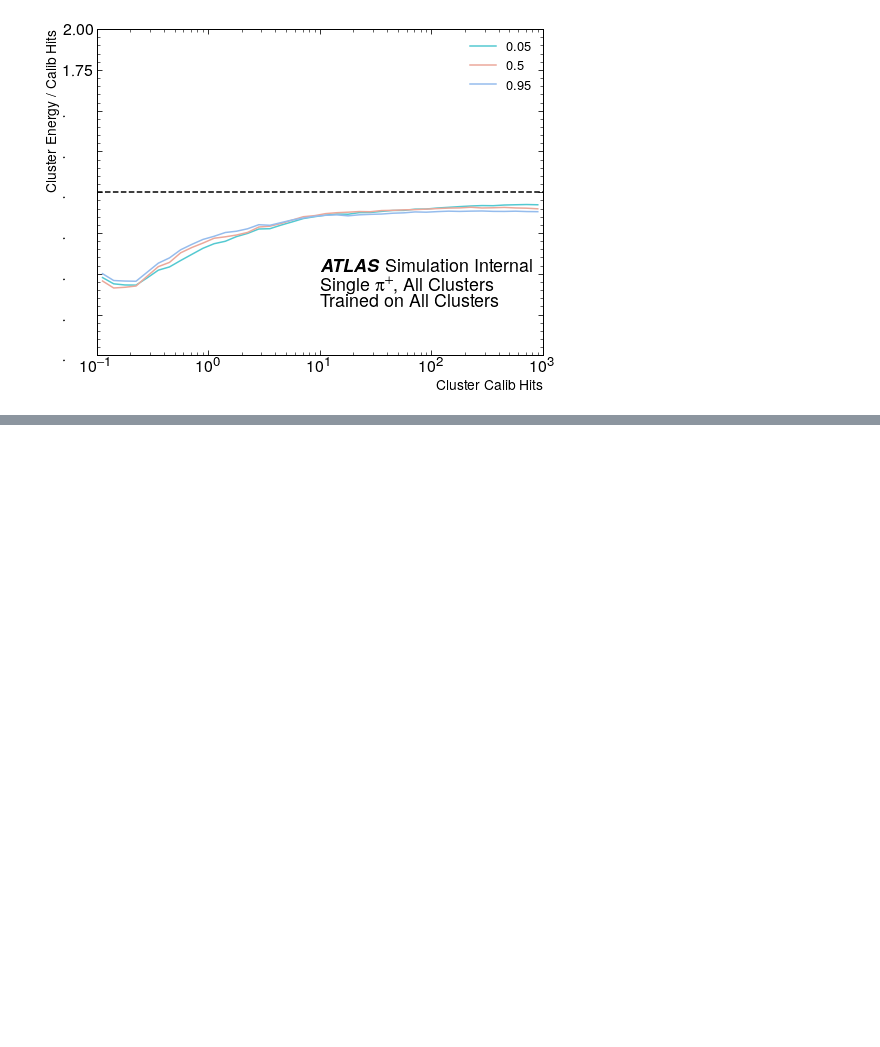
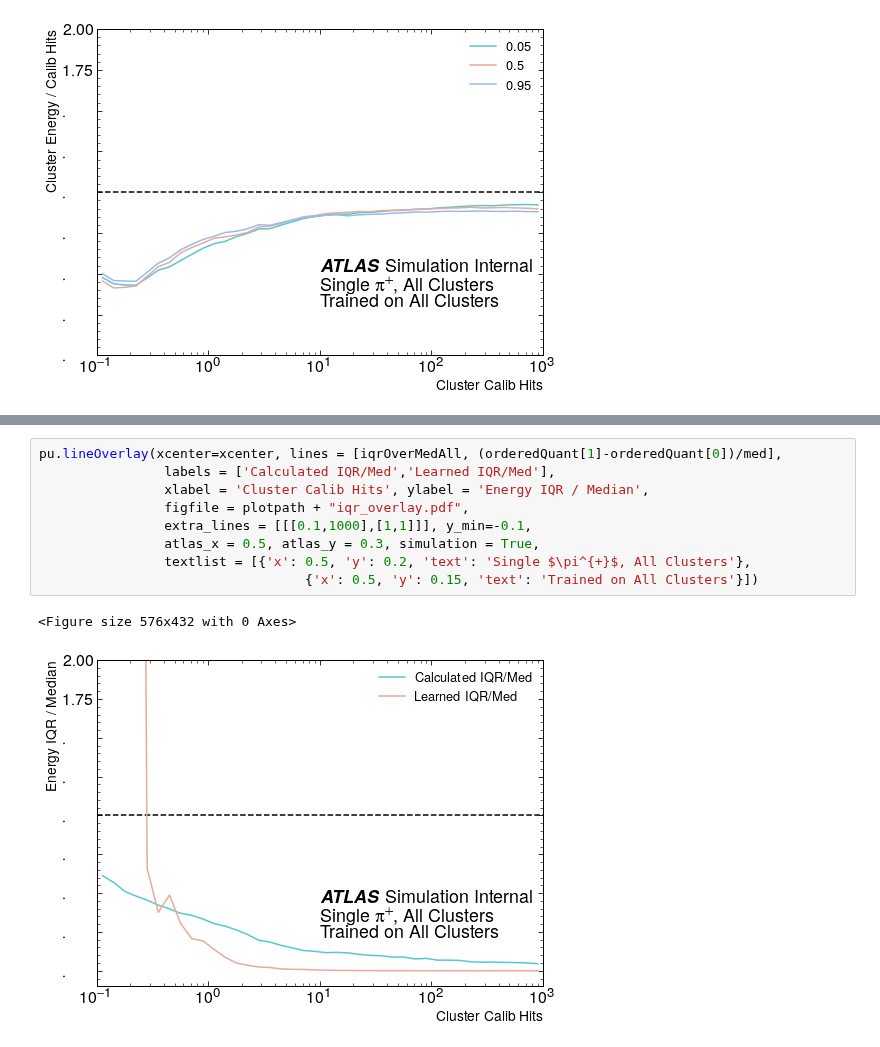
Before and after one commit to russbate42/UBCPionML, a Jupyter notebook: regression/regression-resolution.ipynb, the cells around one changed output, grey strips where cells are left out. Cells and saved outputs as stored; diff of their text form; blank space fills up the shorter version.

```diff
--- a/regression/regression-resolution.ipynb
+++ b/regression/regression-resolution.ipynb
@@ -267,0 +414,12 @@ pu.lineOverlay(xcenter=xcenter, lines = regQuant,
+# %%
+pu.lineOverlay(xcenter=xcenter, lines = [iqrOverMedAll, (orderedQuant[1]-orderedQuant[0])/med],
+                labels = ['Calculated IQR/Med','Learned IQR/Med'],
+                xlabel = 'Cluster Calib Hits', ylabel = 'Energy IQR / Median',
+                figfile = plotpath + "iqr_overlay.pdf",
+                extra_lines = [[[0.1,1000],[1,1]]], y_min=-0.1,
+                atlas_x = 0.5, atlas_y = 0.3, simulation = True,
+                textlist = [{'x': 0.5, 'y': 0.2, 'text': 'Single $\pi^{+}$, All Clusters'},
+                                  {'x': 0.5, 'y': 0.15, 'text': 'Trained on All Clusters'}])
+# %% [output]
+<Figure size 576x432 with 0 Axes>
+[figure, added]
```
Also changed, not shown: parts of 13 cells of this notebook.
